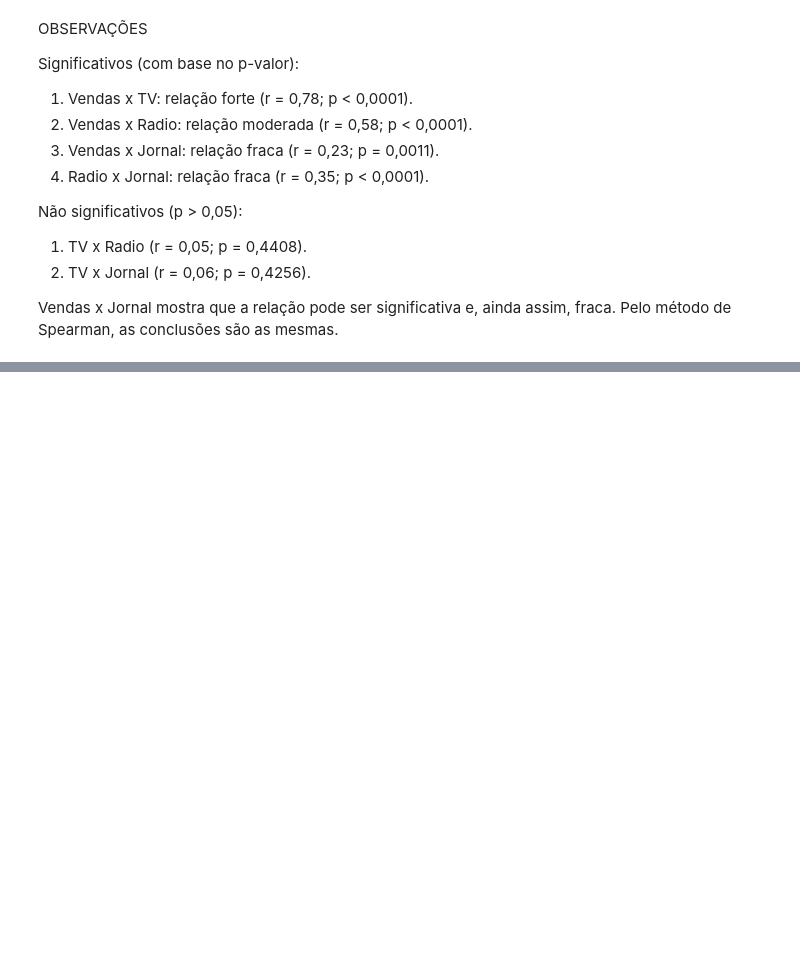
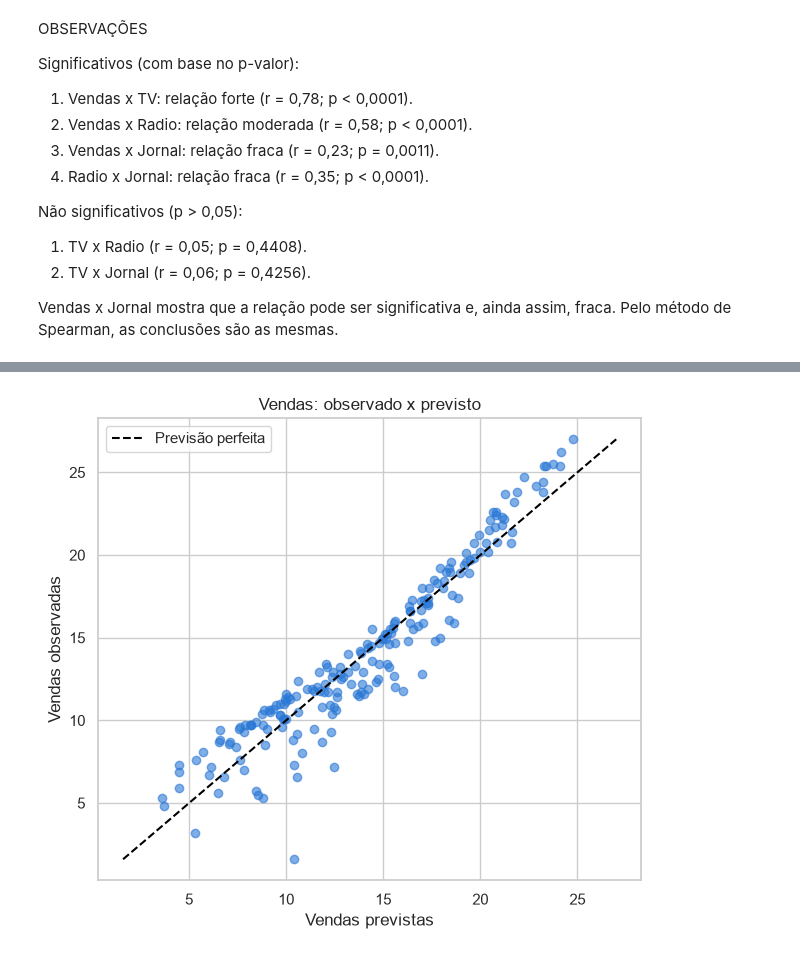
Before and after one commit to joaopdroslv/modelos-de-regressao-pucminas, a Jupyter notebook: Atividades/Lista_1/notebooks/Lista_1 - Análises.ipynb, the cells around one changed output, grey strips where cells are left out. Saved outputs shown, nothing was run; the diff lists cells and outputs as text; code cells hidden in the pictures; blank space fills up the shorter version.

Commit message:
section 1.3 (regression model) of Lista_1 finished

```diff
--- a/Atividades/Lista_1/notebooks/Lista_1 - Análises.ipynb
+++ b/Atividades/Lista_1/notebooks/Lista_1 - Análises.ipynb
@@ -420,0 +430,7 @@ Vendas x Jornal mostra que a relação pode ser significativa e, ainda assim, fr
+# %%
+# Variável dependente (alvo)
+y_prop = propagandas['Vendas']
+
+# Variáveis independentes (preditoras), com a constante para o intercepto
+X_prop = sm.add_constant(propagandas[['TV', 'Radio', 'Jornal']])
+X_prop.head()
@@ -420,0 +448,3 @@ Vendas x Jornal mostra que a relação pode ser significativa e, ainda assim, fr
+# %%
+modelo_prop = sm.OLS(y_prop, X_prop).fit()
+modelo_prop.summary(title='Modelo de regressão múltipla - Propagandas')
@@ -420,0 +496,14 @@ Vendas x Jornal mostra que a relação pode ser significativa e, ainda assim, fr
+# %%
+previstos = modelo_prop.fittedvalues
+
+plt.figure(figsize=(7, 6))
+plt.scatter(previstos, y_prop, color='#2a78d6', alpha=0.6)
+limites = [min(previstos.min(), y_prop.min()), max(previstos.max(), y_prop.max())]
+plt.plot(limites, limites, color='black', linestyle='--', label='Previsão perfeita')
+plt.title('Vendas: observado x previsto')
+plt.xlabel('Vendas previstas')
+plt.ylabel('Vendas observadas')
+plt.legend()
+plt.show()
+# %% [output]
+[figure, added]
```
Also changed, not shown: parts of 10 cells of this notebook.
